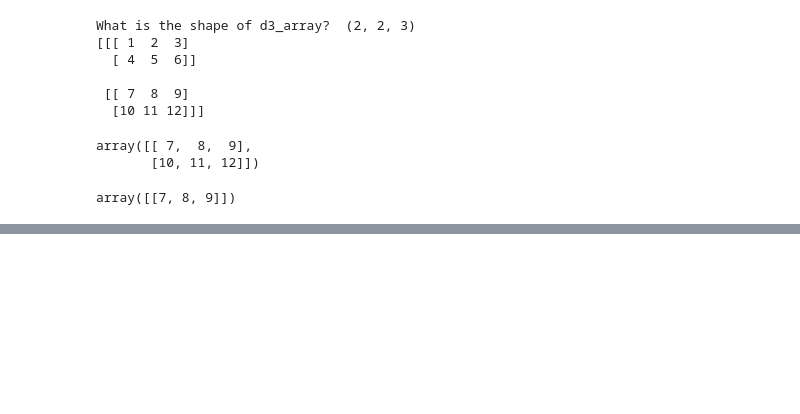
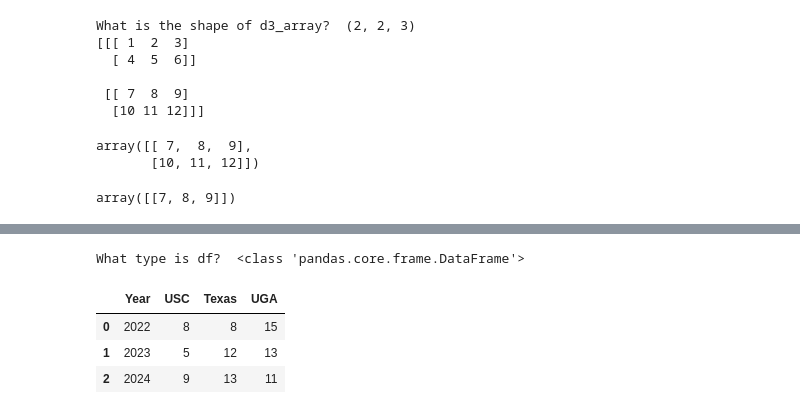
Before and after one commit to yemredemirci/CompEcon_Fall25, a Jupyter notebook: Python/InClass_PythonBasics.ipynb, the cells around one changed output, grey strips where cells are left out. Drawn from its saved outputs; the diff is of its cells as text; code cells hidden in the pictures; blank space fills up the shorter version.

Commit message:
add pandas example

```diff
--- a/Python/InClass_PythonBasics.ipynb
+++ b/Python/InClass_PythonBasics.ipynb
@@ -273,0 +323,12 @@ array([[7, 8, 9]])
+# %%
+df = pd.DataFrame(football_dict)
+print("What type is df? ", type(df))
+# %% [output]
+What type is df?  <class 'pandas.core.frame.DataFrame'>
+# %%
+df
+# %% [output]
+|  | Year | USC | Texas | UGA |
+| 0 | 2022 | 8 | 8 | 15 |
+| 1 | 2023 | 5 | 12 | 13 |
+| 2 | 2024 | 9 | 13 | 11 |
```
Also changed, not shown: parts of 15 cells of this notebook.
